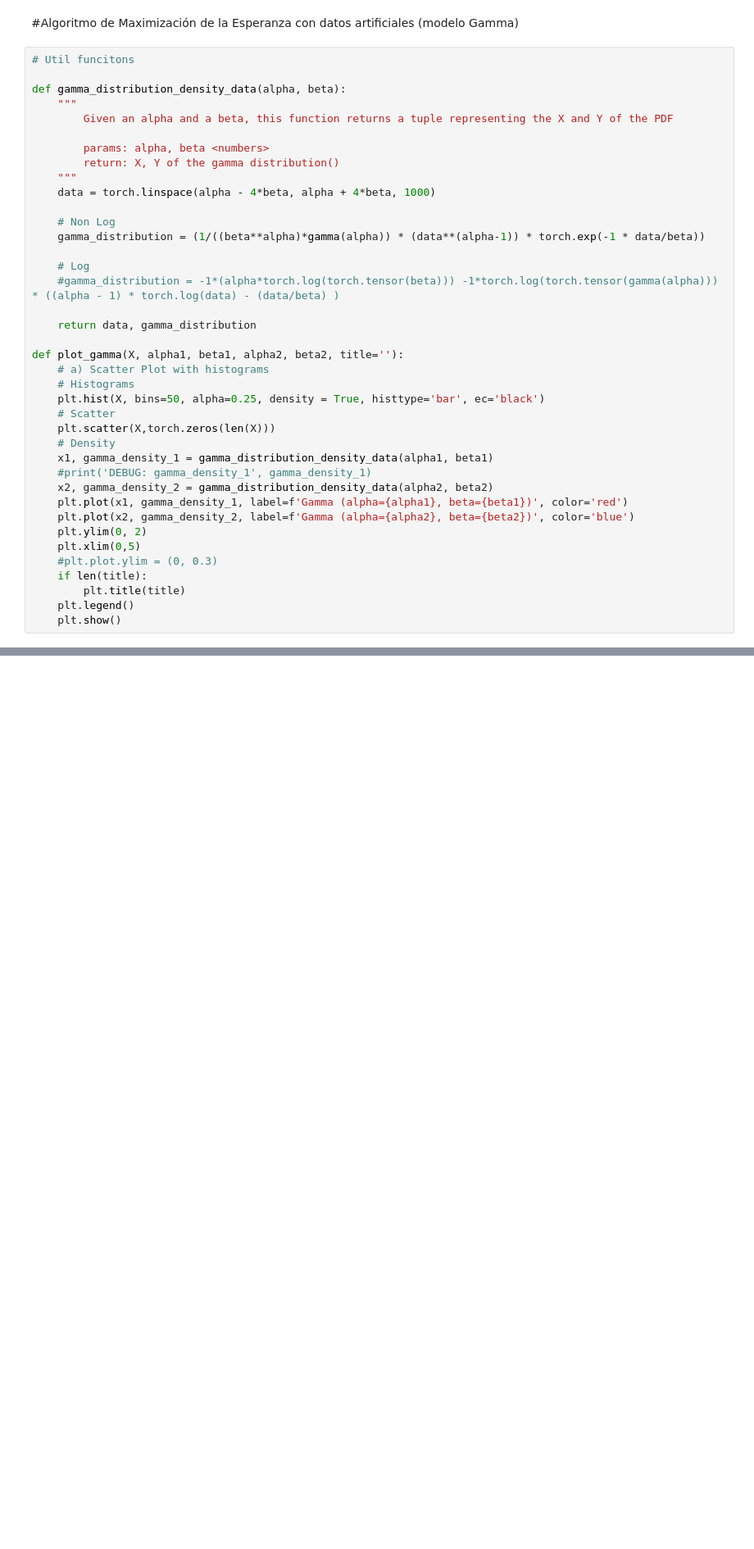
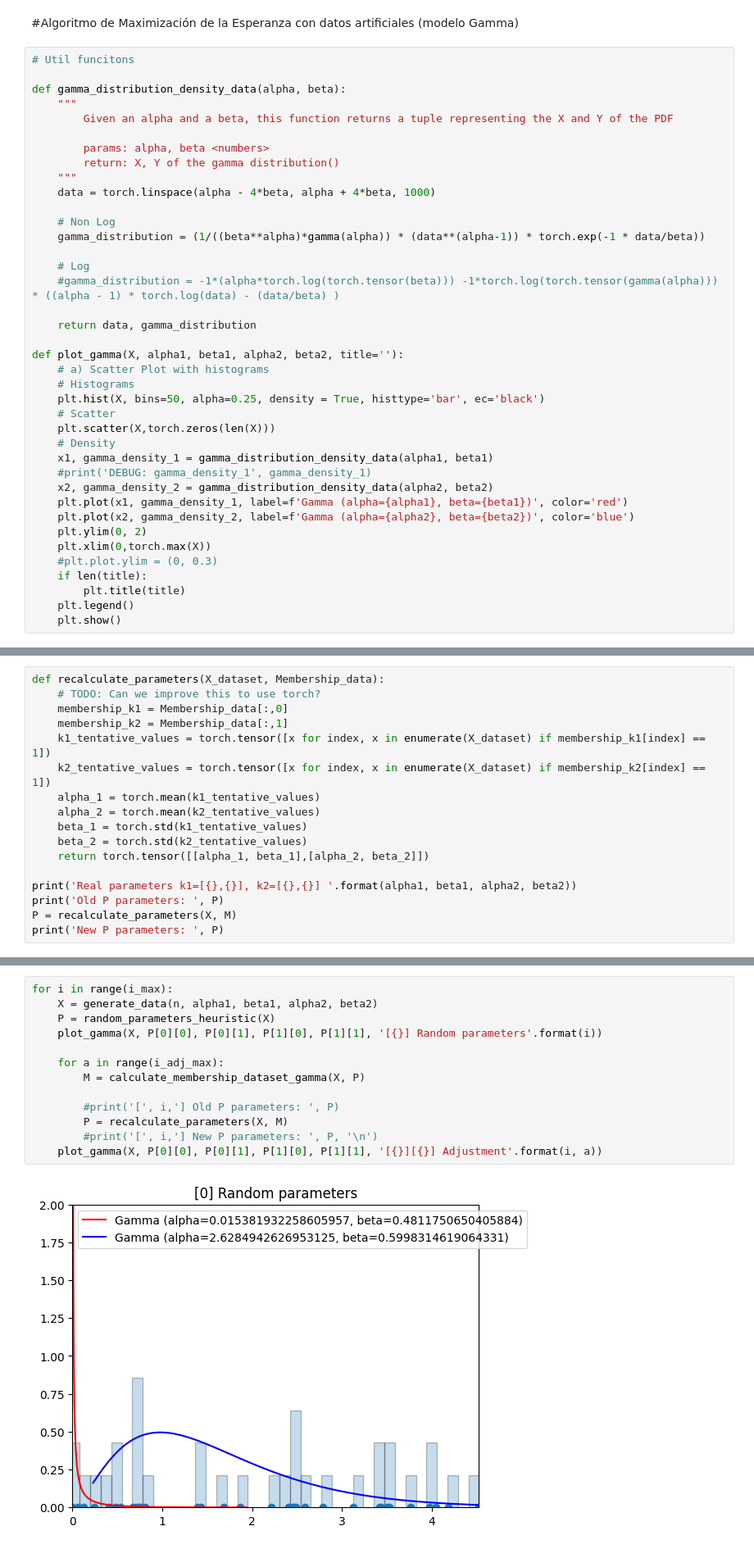
Before and after one commit to BRJMM/AprendizajeAutomatico, a Jupyter notebook: TrabajoPractico0/Trabajo_práctico_0_Algoritmo_de_Maximización_de_la_Esperanza.ipynb, the cells around one changed output, grey strips where cells are left out. Shown at 82% size. Saved outputs shown, nothing was run; the diff lists cells and outputs as text; blank space fills up the shorter version.

Commit message:
Gamma dist

```diff
--- a/TrabajoPractico0/Trabajo_práctico_0_Algoritmo_de_Maximización_de_la_Esperanza.ipynb
+++ b/TrabajoPractico0/Trabajo_práctico_0_Algoritmo_de_Maximización_de_la_Esperanza.ipynb
@@ -321,7 +309,7 @@ def plot_gamma(X, alpha1, beta1, alpha2, beta2, title=''):
     plt.plot(x1, gamma_density_1, label=f'Gamma (alpha={alpha1}, beta={beta1})', color='red')
     plt.plot(x2, gamma_density_2, label=f'Gamma (alpha={alpha2}, beta={beta2})', color='blue')
     plt.ylim(0, 2)
-    plt.xlim(0,5)
+    plt.xlim(0,torch.max(X))
     #plt.plot.ylim = (0, 0.3)
     if len(title):
         plt.title(title)
@@ -404,0 +449,17 @@ def calculate_log_likelyhood_gamma_distribution_observation(x_n, alpha_k, beta_k
+# %%
+def recalculate_parameters(X_dataset, Membership_data):
+    # TODO: Can we improve this to use torch?
+    membership_k1 = Membership_data[:,0]
+    membership_k2 = Membership_data[:,1]
+    k1_tentative_values = torch.tensor([x for index, x in enumerate(X_dataset) if membership_k1[index] == 1])
+    k2_tentative_values = torch.tensor([x for index, x in enumerate(X_dataset) if membership_k2[index] == 1])
+    alpha_1 = torch.mean(k1_tentative_values)
+    alpha_2 = torch.mean(k2_tentative_values)
+    beta_1 = torch.std(k1_tentative_values)
+    beta_2 = torch.std(k2_tentative_values)
+    return torch.tensor([[alpha_1, beta_1],[alpha_2, beta_2]])
+
+print('Real parameters k1=[{},{}], k2=[{},{}] '.format(alpha1, beta1, alpha2, beta2))
+print('Old P parameters: ', P)
+P = recalculate_parameters(X, M)
+print('New P parameters: ', P)
@@ -404,0 +472,15 @@ def calculate_log_likelyhood_gamma_distribution_observation(x_n, alpha_k, beta_k
+# %%
+for i in range(i_max):
+    X = generate_data(n, alpha1, beta1, alpha2, beta2)
+    P = random_parameters_heuristic(X)
+    plot_gamma(X, P[0][0], P[0][1], P[1][0], P[1][1], '[{}] Random parameters'.format(i))
+
+    for a in range(i_adj_max):
+        M = calculate_membership_dataset_gamma(X, P)
+
+        #print('[', i,'] Old P parameters: ', P)
+        P = recalculate_parameters(X, M)
+        #print('[', i,'] New P parameters: ', P, '\n')
+    plot_gamma(X, P[0][0], P[0][1], P[1][0], P[1][1], '[{}][{}] Adjustment'.format(i, a))
+# %% [output]
+[figure, added]
```
Also changed, not shown: parts of 13 cells of this notebook.
